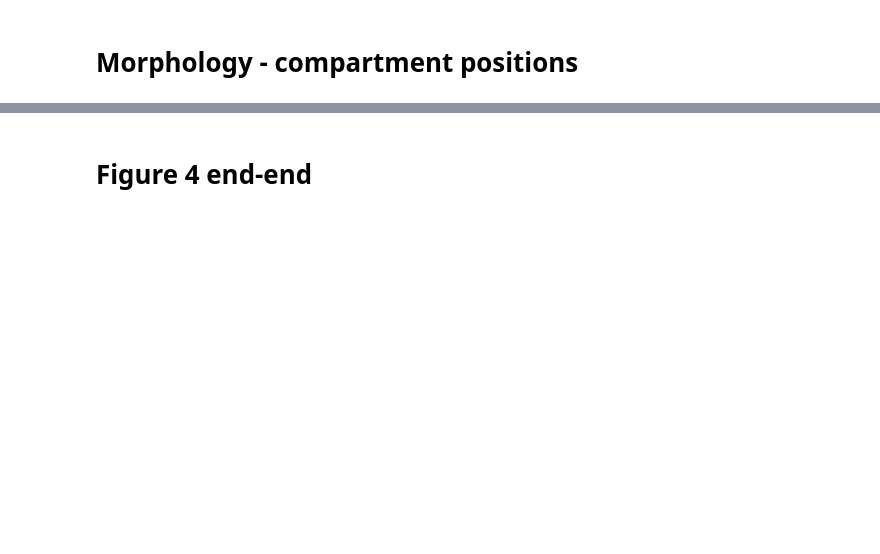
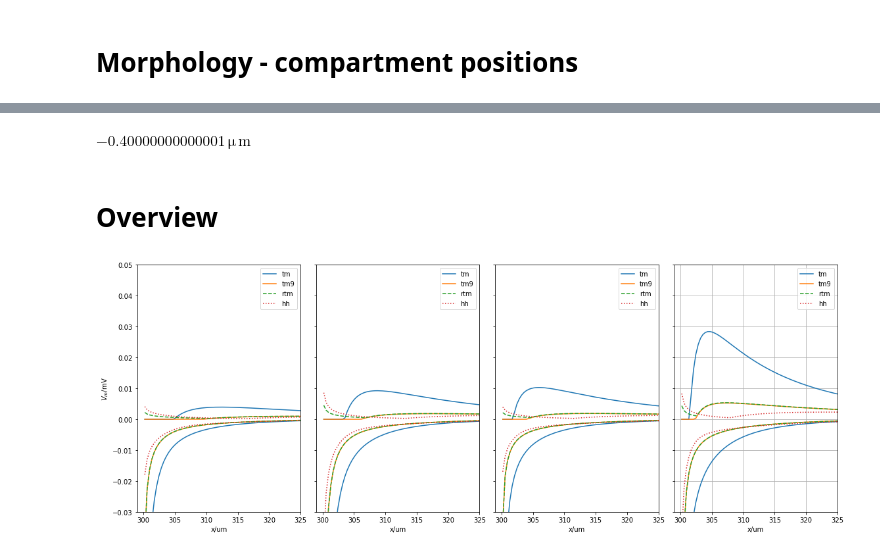
Before and after one commit to moritz-s/Pyoelectricity, a Jupyter notebook: end-end-plots.ipynb, the cells around one changed output, grey strips where cells are left out. Saved outputs shown, nothing was run; the diff lists cells and outputs as text; code cells hidden in the pictures; blank space fills up the shorter version.

```diff
--- a/end-end-plots.ipynb
+++ b/end-end-plots.ipynb
@@ -95,5 +107,0 @@ ee-2k-.1us-.3mmspine-tm450bb.h5 (2000, 60020)
-# %%
-for rfn in e_result_filenames:
-    result = e_results[rfn]
-    plt.plot(result['v_ext_v'][0]/br.uvolt, label = rfn)
-plt.legend();
@@ -182,2 +108,56 @@ with plt.style.context('plot_style.txt'):
-# %% [markdown]
-# Figure 4 end-end
+# %%
+print('C-center dist: '(result['source_x'][-1] - result['target_x'][0]).in_unit(br.nmeter, 0)
+# %% [output]
+$-0.40000000000001\,\mathrm{\mu}\,\mathrm{m}$
+# %% [markdown]
+# Overview
+# %%
+fig, axs = plt.subplots(1,4, figsize=(16,6), sharey=True, sharex=True)
+
+for result_file in result_filenames:
+    if re.search('ss.h5', result_file):
+        morpho_lbl = '-- --'
+        ax = axs[0]
+    elif re.search('bs.h5', result_file):
+        ax = axs[1]
+    elif re.search('sb.h5', result_file):
+        ax = axs[2]
+    elif re.search('bb.h5', result_file):
+        ax = axs[3]
+
+    if re.search('-hh', result_file):
+        ls = ':'
+    elif re.search('-tm', result_file):
+        ls = '-'
+    elif re.search('-rtm', result_file):
+        ls = '--'
+    else:
+        ls='-.'
+
+    result = pel.get_result(datapath+result_file)
+
+
+    morpho = result_file.split('.')[-2][-2:]
+    model = label = result_file.split('.')[-2].split('spine-')[-1][:-2]
+
+
+    ln = ax.plot(result['target_x']/um,
+                 result['target_v'].max(1)/mV*scaling_f,
+                 ls=ls)#,
+                 #label=result_file[5:-3])
+    ax.plot(result['target_x']/um,
+            result['target_v'].min(1)/mV*scaling_f,
+            ls=ls,
+            label=label,
+            color=ln[0].get_color())
+
+    ax.set_xlabel('x/um')
+    ax.legend()
+
+ax.set_xlim(299, 325)
+ax.set_ylim(-0.03, 0.05)
+axs[0].set_ylabel('$V_m$/mV')
+plt.tight_layout()
+plt.grid()
+# %% [output]
+[figure, added]
```
Also changed, not shown: parts of 40 cells of this notebook, 9 other files.
